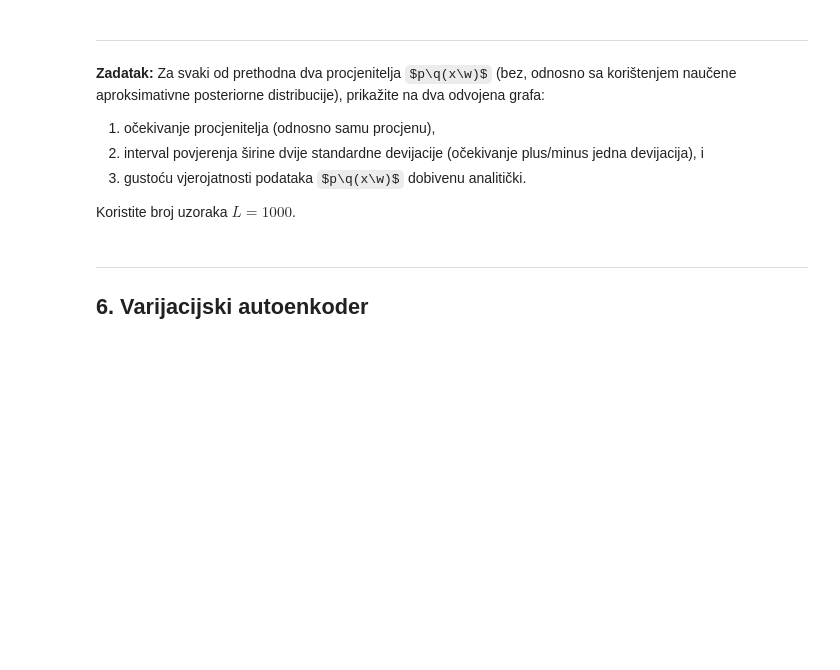
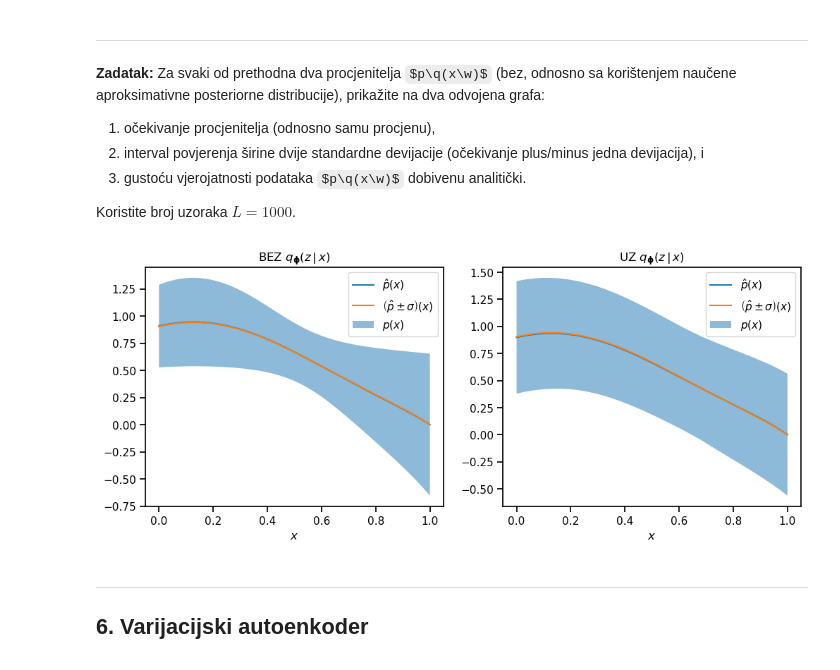
Before and after one commit to dinogrgic1/fer-deep-learning-2-labs, a Jupyter notebook: lab2/lab_2.ipynb, the cells around one changed output. Saved outputs shown, nothing was run; the diff lists cells and outputs as text; code cells hidden in the pictures; some formulas as TeX source; blank space fills up the shorter version.

```diff
--- a/lab2/lab_2.ipynb
+++ b/lab2/lab_2.ipynb
@@ -1131,22 +1135,49 @@ ValueError: a must be 1-dimensional
 
 Koristite broj uzoraka $L = 1000$.
 # %%
-...
+mean_z, logvar_z = tf.split(model(ts.reshape([201, 1])), num_or_size_splits=[1, 1], axis=1)
+mean_z = mean_z.numpy().astype(np.float32).reshape([1, 201])
+logvar_z = logvar_z.numpy().astype(np.float32).reshape([1, 201])
+
+eps = np.random.normal(size=[1000, 1])
+z_sample = reparameterize_tanh_normal(eps, mean_z, logvar_z).numpy()
+
+estimation2 = p_xz_numpy(ts, z_sample) * p_z_numpy(z_sample) / tanh_normal_pdf(z_sample, mean_z, logvar_z).numpy()
+estimation2 = np.mean(estimation2, axis=0)
+
+# ----------------
+
+sample_ = np.random.choice(eps_sample, 1000)
+sample_ = P_z_inv_numpy(sample_)
+
+estimation1 = 0
+for z in sample_:
+    estimation1 += p_xz_numpy(ts, z)
+estimation1 = (1/size) * estimation1
+
+varience_est = 0
+for z in z_sample:
+    varience_est += (estimation1 - p_x_numpy(z)) ** 2
+varience_est =  (1/size) * varience_est
+
 
 with plot_context(figsize=(12, 4.5), show=True):
     legend = [r"$\hat{p}\left(x\right)$", r"$\left(\hat{p} \pm \sigma\right)\left(x\right)$", r"$p\left(x\right)$"]
 
     with plot_context(subplot=(1, 2, 1), title=r"BEZ $q_{\mathbf{\phi}}\left(z \,\vert\, x\right)$", xlabel="$x$",
                       legend=legend):
-        plt.plot
-        plt.fill_between
-        plt.plot
+        plt.plot(ts, estimation1)
+        varience = (p_x_numpy(ts) - estimation1) ** 2
+        plt.fill_between(ts, estimation1 + np.sqrt(varience_est), estimation1 - np.sqrt(varience_est), alpha=0.5)
+        plt.plot(ts, p_x_numpy(ts))
 
     with plot_context(subplot=(1, 2, 2), title=r"UZ $q_{\mathbf{\phi}}\left(z \,\vert\, x\right)$", xlabel="$x$",
                       legend=legend):
-        plt.plot
-        plt.fill_between
-        plt.plot
+        plt.plot(ts, estimation2)
+        plt.fill_between(ts, estimation2 + np.sqrt(np.exp(logvar_z[0])), estimation2 - np.sqrt(np.exp(logvar_z[0])), alpha=0.5)
+        plt.plot(ts, p_x_numpy(ts))
+# %% [output]
+[figure, added]
 # %% [markdown]
 ---
 
```
Also changed, not shown: parts of 20 cells of this notebook.
